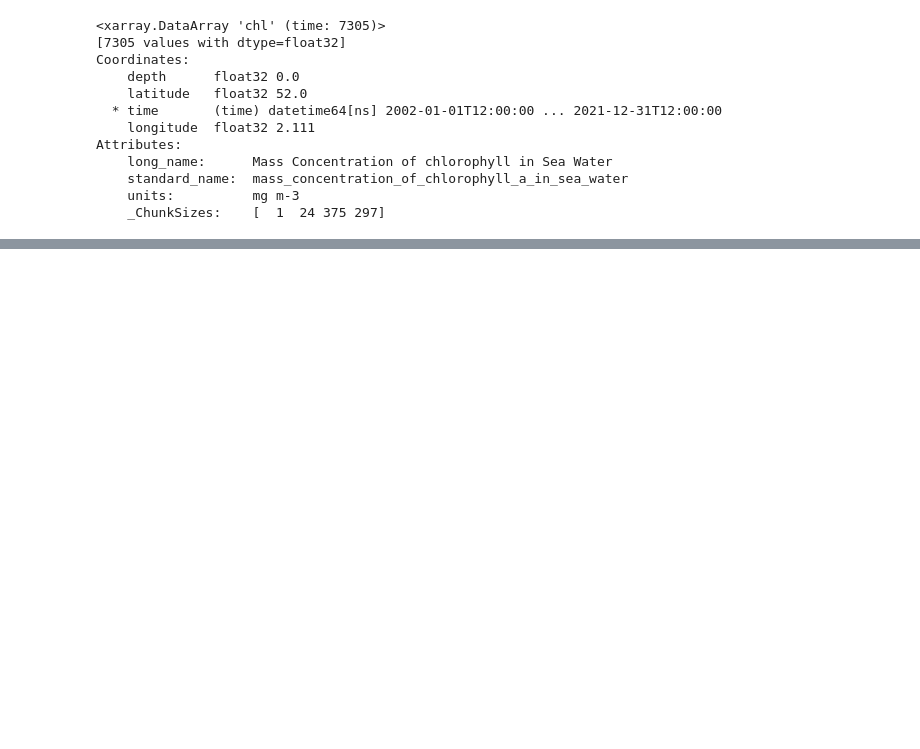
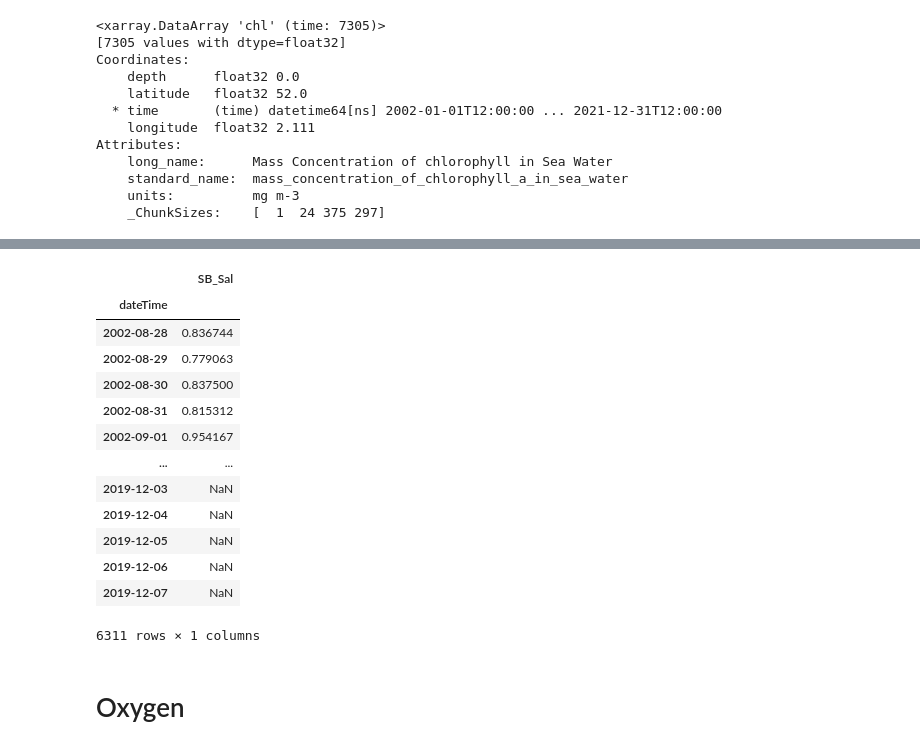
Before and after one commit to Reubenpt123/DAV, a Jupyter notebook: Opendata_Extraction.ipynb, the cells around one changed output, grey strips where cells are left out. Cells and saved outputs as stored; diff of their text form; code cells hidden in the pictures; blank space fills up the shorter version.

```diff
--- a/Opendata_Extraction.ipynb
+++ b/Opendata_Extraction.ipynb
@@ -361,0 +352,23 @@ plt.show()
+# %%
+
+Chl_df = pd.DataFrame({'Chl':CHL}, index = CHL_time['time'])
+Buoy_Sal = pd.DataFrame({'SB_Sal':SB_Sal}, index = SB_Sal.index)
+
+Buoy_Sal
+# %% [output]
+|  | SB_Sal |
+| dateTime |  |
+| 2002-08-28 | 0.836744 |
+| 2002-08-29 | 0.779063 |
+| 2002-08-30 | 0.837500 |
+| 2002-08-31 | 0.815312 |
+| 2002-09-01 | 0.954167 |
+| ... | ... |
+| 2019-12-03 | NaN |
+| 2019-12-04 | NaN |
+| 2019-12-05 | NaN |
+| 2019-12-06 | NaN |
+| 2019-12-07 | NaN |
+6311 rows × 1 columns
+# %% [markdown]
+# Oxygen
```
Also changed, not shown: parts of 13 cells of this notebook.
